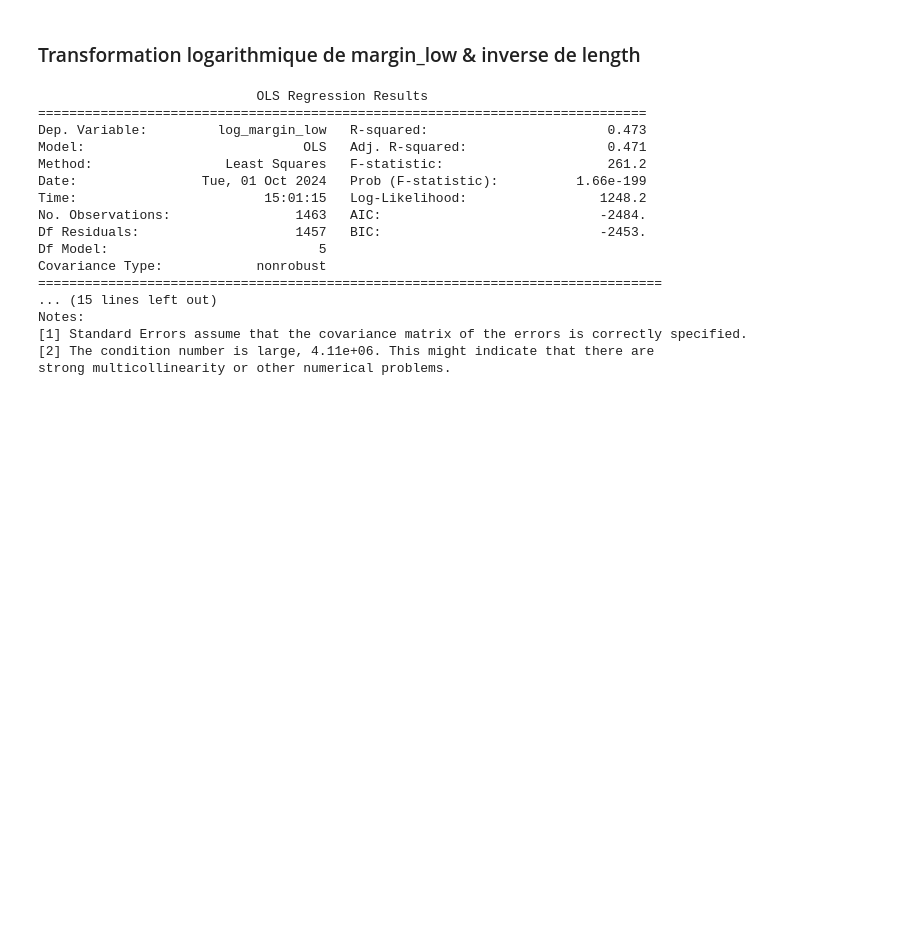
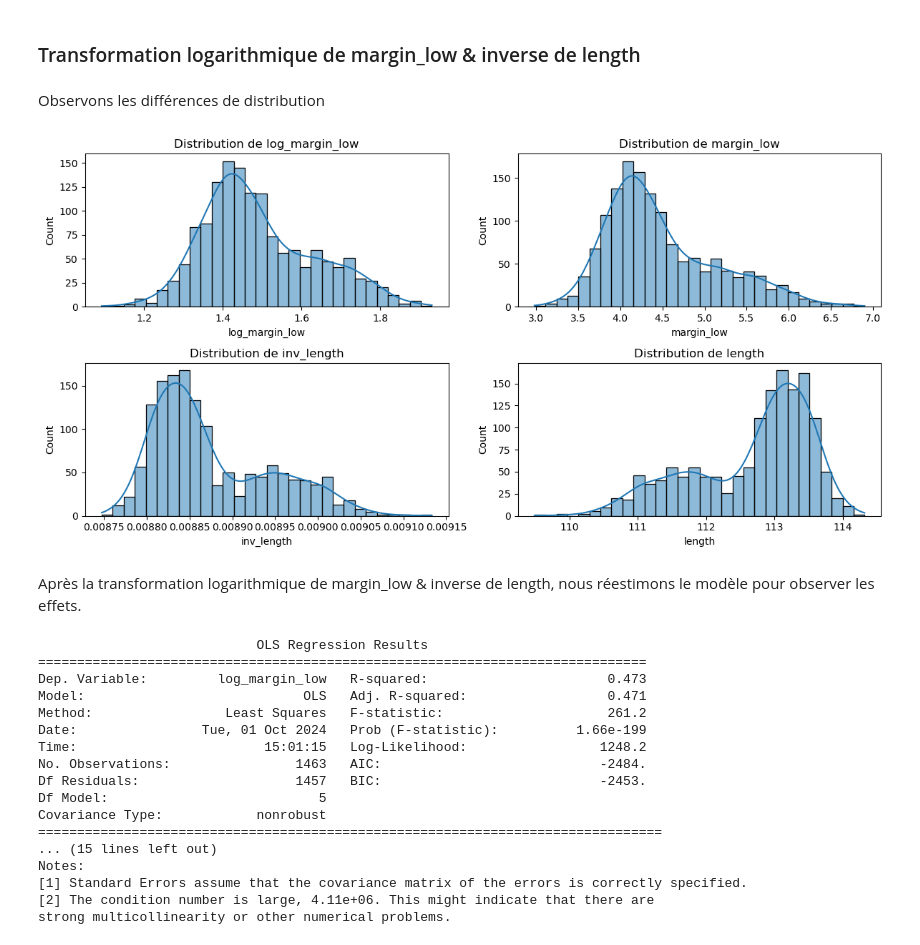
Before and after one commit to Cedric-ME/Detection_De_Faux_Billets, a Jupyter notebook: Analyse_data.ipynb, the cells around one changed output. Cells and saved outputs as stored; diff of their text form; code cells hidden in the pictures; blank space fills up the shorter version.

```diff
--- a/Analyse_data.ipynb
+++ b/Analyse_data.ipynb
@@ -540,6 +554,29 @@ Cela signifie qu'il existe des preuves significatives d'hétéroscédasticité,
 Par conséquent, la validité des tests d'hypothèses et des intervalles de confiance est compromise, rendant le modèle dans sa forme actuelle peu fiable.
 # %% [markdown]
 ### Transformation logarithmique de margin_low & inverse de length
+# %% [markdown]
+Observons les différences de distribution
+# %%
+fig, axes = plt.subplots(2, 2, figsize=(12, 6))
+
+sns.histplot(data_without_na['log_margin_low'], bins=30, kde=True, ax=axes[0,0])
+axes[0,0].set_title("Distribution de log_margin_low")
+
+sns.histplot(data_without_na['margin_low'], bins=30, kde=True, ax=axes[0,1])
+axes[0,1].set_title("Distribution de margin_low")
+
+sns.histplot(data_without_na['inv_length'], bins=30, kde=True, ax=axes[1,0])
+axes[1,0].set_title("Distribution de inv_length")
+
+sns.histplot(data_without_na['length'], bins=30, kde=True, ax=axes[1,1])
+axes[1,1].set_title("Distribution de length")
+
+plt.tight_layout()
+plt.show()
+# %% [output]
+[figure, added]
+# %% [markdown]
+Après la transformation logarithmique de margin_low & inverse de length, nous réestimons le modèle pour observer les effets.
 # %%
 # création du modèle de régression linéaire multiple
 model_transf = sm.OLS(Y_log, X_inv_length)
```
Also changed, not shown: parts of 16 cells of this notebook, 1 other file.
